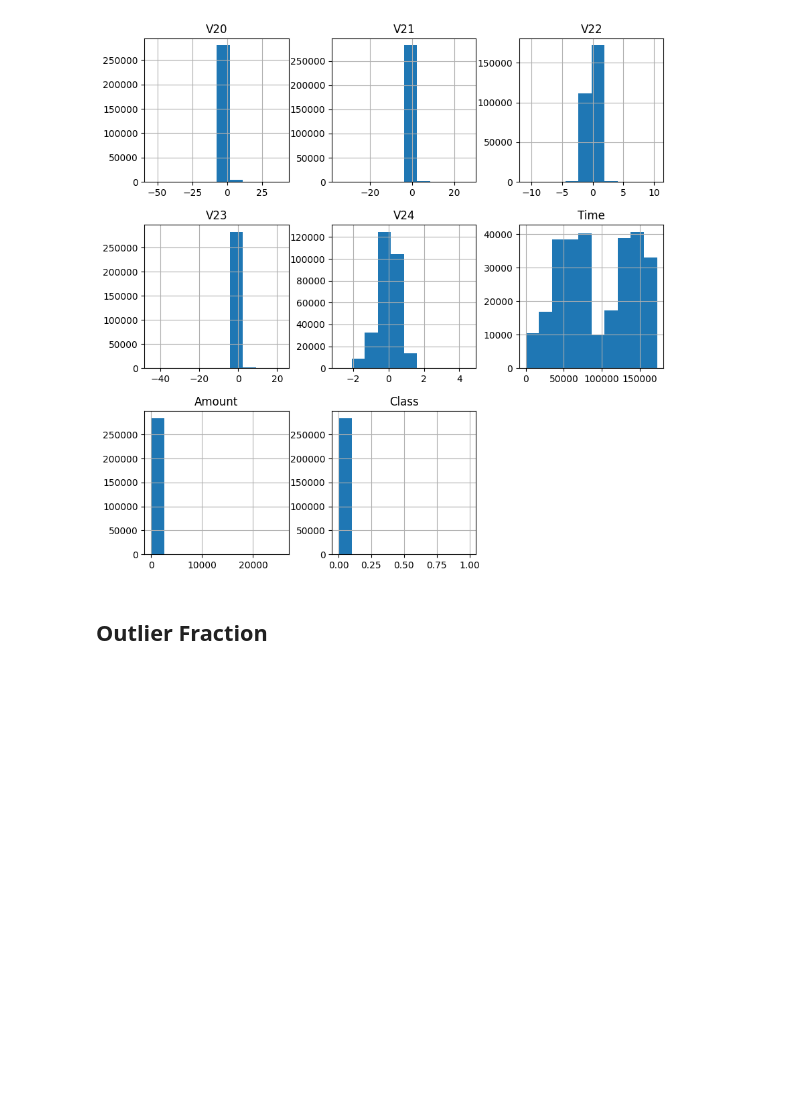
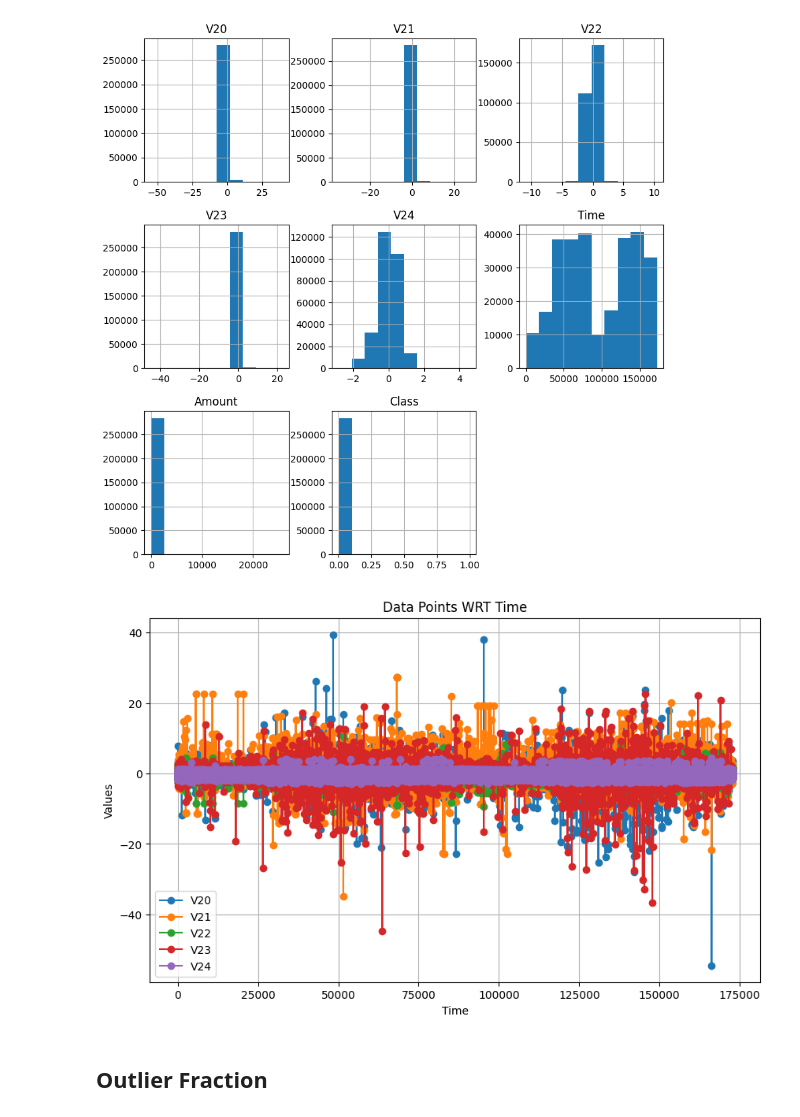
Before and after one commit to ksmbzd/time-series-analysis, a Jupyter notebook: notebooks/anomaly_detection_with_VAR.ipynb, the cells around one changed output. Cells and saved outputs as stored; diff of their text form; code cells hidden in the pictures; blank space fills up the shorter version.

```diff
--- a/notebooks/anomaly_detection_with_VAR.ipynb
+++ b/notebooks/anomaly_detection_with_VAR.ipynb
@@ -180,6 +180,24 @@ data_df.hist(figsize=(10,10))
 plt.show()
 # %% [output]
 [figure]
+# %%
+time_values = data_df['Time']
+columns_to_plot = ['V20', 'V21', 'V22', 'V23', 'V24']
+
+plt.figure(figsize=(10, 6))
+
+for column_name in columns_to_plot:
+    column_values = data_df[column_name]
+    plt.plot(time_values, column_values, marker='o', linestyle='-', label=column_name)
+
+plt.xlabel('Time')
+plt.ylabel('Values')
+plt.title('Data Points WRT Time')
+plt.legend()
+plt.grid(True)
+plt.show()
+# %% [output]
+[figure, added]
 # %% [markdown]
 ## Outlier Fraction
 # %%
```
Also changed, not shown: parts of 8 cells of this notebook, 1 other file.
